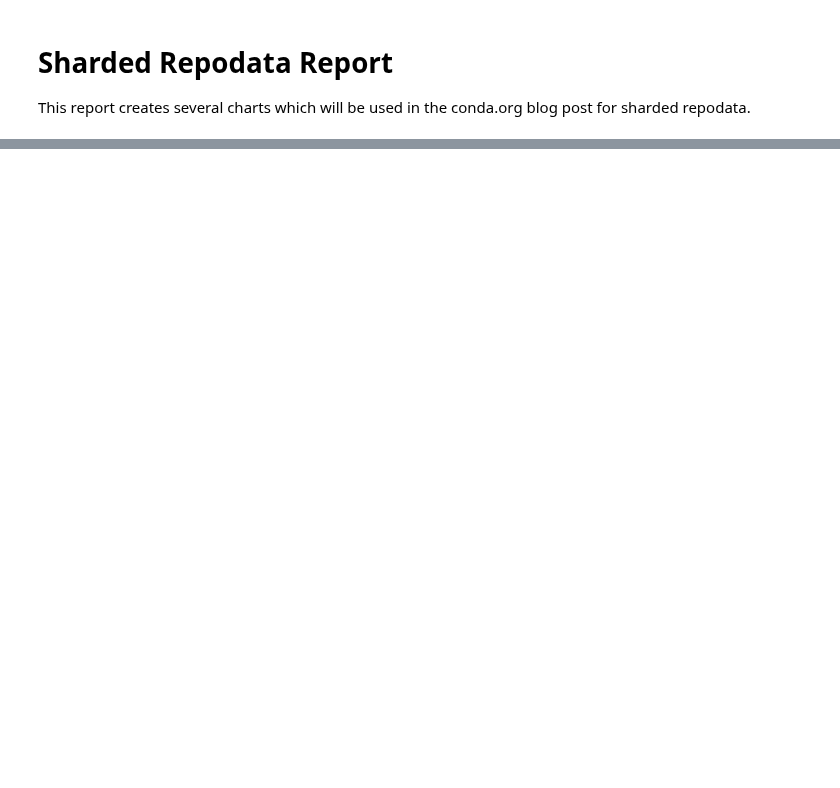
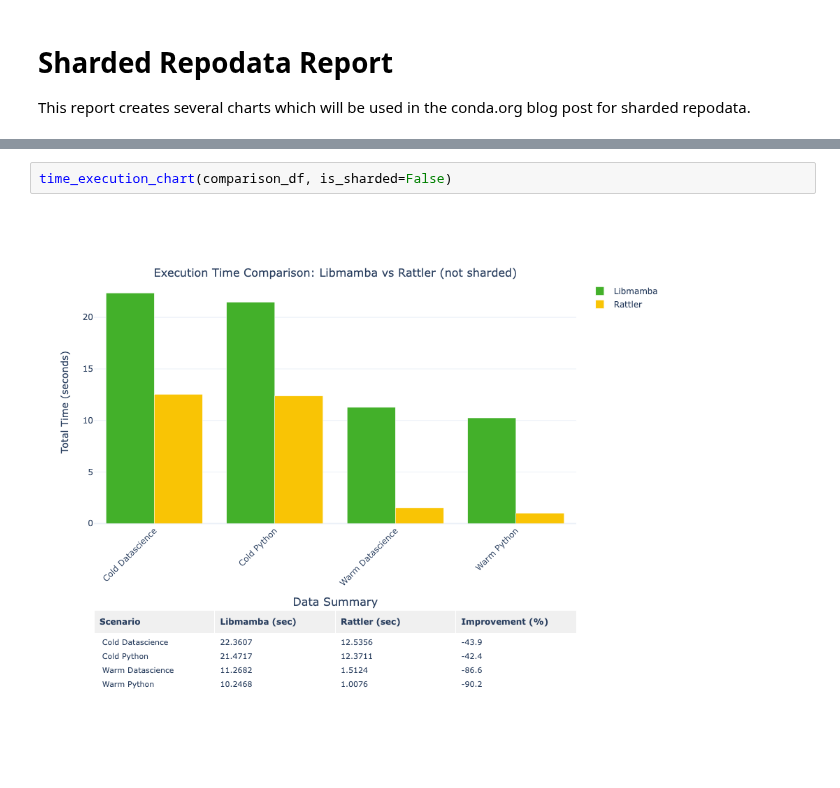
Before and after one commit to travishathaway/perfpy-conda, a Jupyter notebook: nb/sharded_repodata_report.ipynb, the cells around one changed output, grey strips where cells are left out. Saved outputs shown, nothing was run; the diff lists cells and outputs as text; blank space fills up the shorter version.

```diff
--- a/nb/sharded_repodata_report.ipynb
+++ b/nb/sharded_repodata_report.ipynb
@@ -75,0 +176,4 @@ profiled_agg_rattler
+# %%
+time_execution_chart(comparison_df, is_sharded=False)
+# %% [output]
+[figure, added]
```
Also changed, not shown: parts of 16 cells of this notebook, 9 other files.
